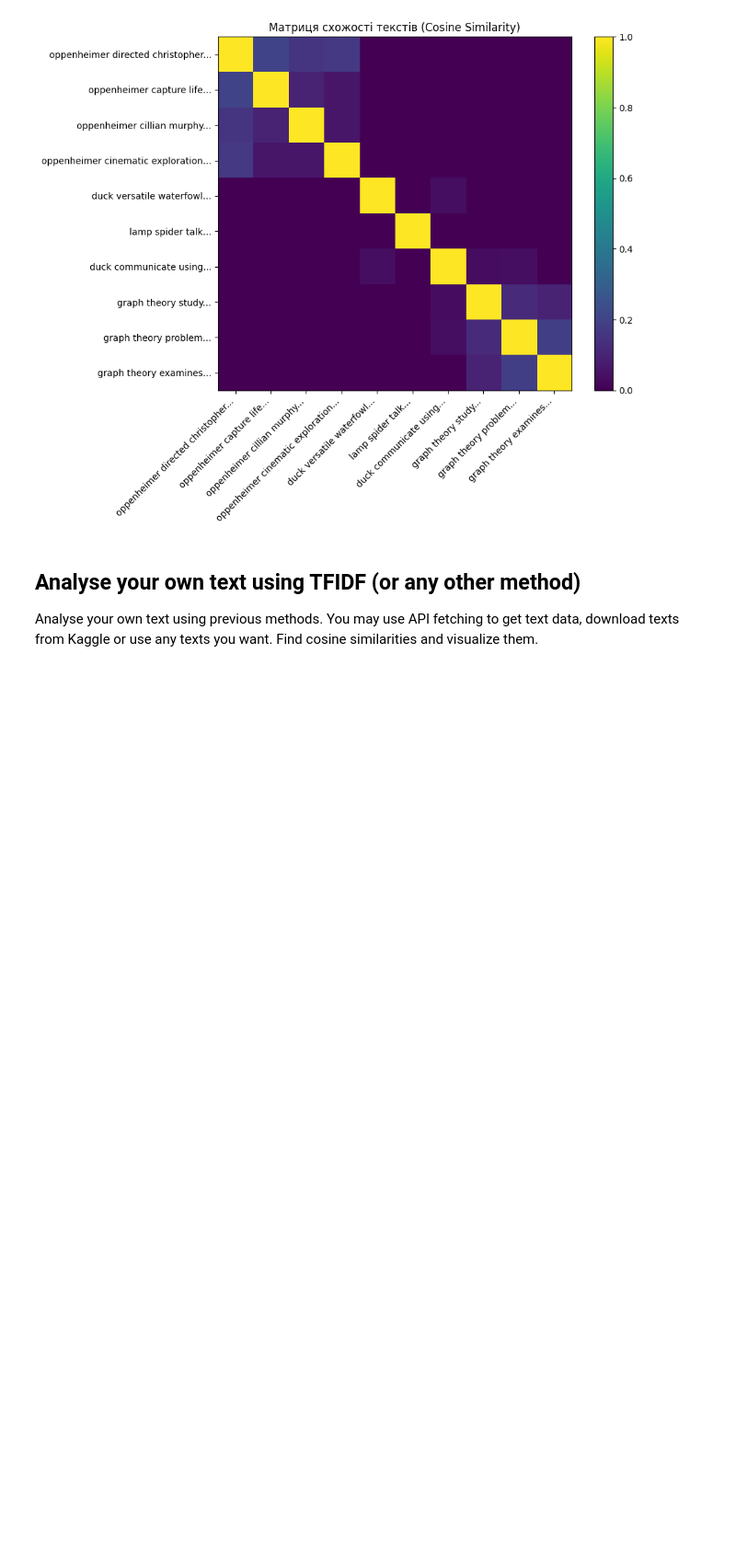
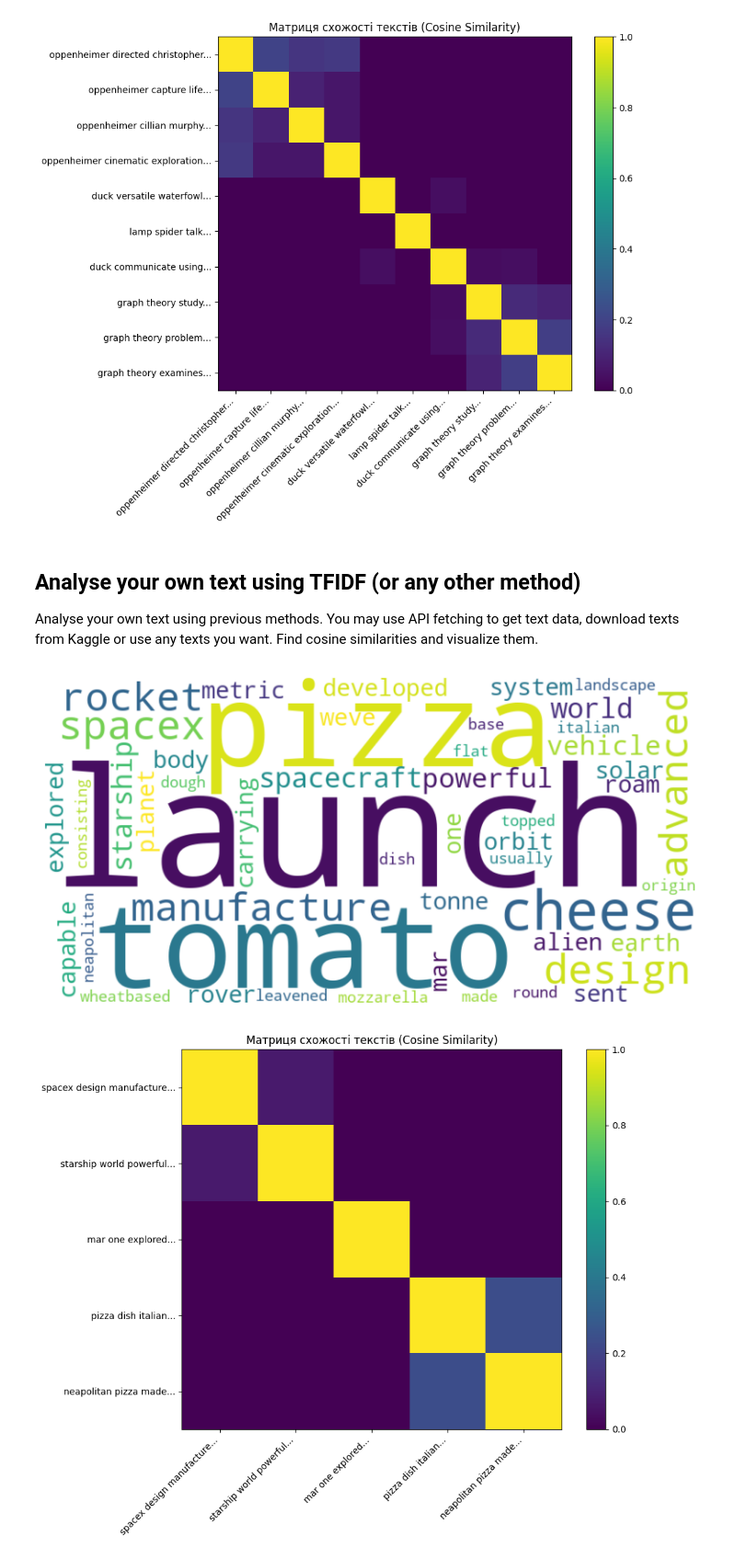
Before and after one commit to chnu-sci-tech/assignment-2-text-processing-and-nlp-mv-boop, a Jupyter notebook: tasks.ipynb, the cells around one changed output. Shown: that part at 92% size. Cells and saved outputs as stored; diff of their text form; code cells hidden in the pictures; blank space fills up the shorter version.

```diff
--- a/tasks.ipynb
+++ b/tasks.ipynb
@@ -264,21 +356,47 @@ visualize_data(cosine_matrix, texts_processed)
 ## Analyse your own text using TFIDF (or any other method)
 
 Analyse your own text using previous methods. You may use API fetching to get text data, download texts from Kaggle or use any texts you want. Find cosine similarities and visualize them.
-# %%
-def get_texts():
-    """
-    Get the texts you want to analyse. Either API fetching, Kaggle or any other source.
-
-    Args:
-        None: None.
-
-    Returns:
-        list: list of texts.
-    """
-    return None
-
-texts = get_texts()
-texts_processed = process_texts(texts)
-visualize_texts(texts_processed)
-cosine_matrix = calcuate_tfidf(texts_processed)
-visualize_data(cosine_matrix, texts_processed)
+# %%
+def get_texts():
+    """
+    Get the texts you want to analyse.
+    Генерує набір тестових даних для перевірки алгоритму.
+    Ми беремо дві різні теми, щоб побачити контраст на графіку.
+    """
+    # --- Тема 1: Технології та Космос (SpaceX/NASA) ---
+    text1 = "SpaceX designs, manufactures and launches advanced rockets and spacecraft."
+    text2 = "Starship will be the world's most powerful launch vehicle ever developed, capable of carrying up to 150 metric tonnes to Earth orbit."
+    text3 = "Mars is one of the most explored bodies in our solar system, and it's the only planet where we've sent rovers to roam the alien landscape."
+
+    # --- Тема 2: Кулінарія (Піца) ---
+    # Ці тексти не мають спільних слів з першою групою (крім стоп-слів, які ми видалимо).
+    text4 = "Pizza is a dish of Italian origin consisting of a usually round, flat base of leavened wheat-based dough topped with tomatoes and cheese."
+    text5 = "Neapolitan pizza is made with tomatoes and mozzarella cheese."
+
+    # Повертаємо список (list), бо саме з таким форматом працюють наші функції process_texts та інші.
+    return [text1, text2, text3, text4, text5]
+
+# --- ЗАПУСК ПАЙПЛАЙНУ (PIPELINE) ---
+# Ми викликаємо всі функції, які написали раніше, одну за одною.
+
+# 1. Отримання сирих даних
+texts = get_texts()
+
+# 2. Очистка даних
+# Тут "SpaceX" стане "spacex", зникнуть коми, слова приведуться до початкової форми.
+texts_processed = process_texts(texts)
+
+# 3. Візуалізація слів (WordCloud)
+# Ми маємо побачити великі слова "pizza", "space", "rocket", "cheese".
+visualize_texts(texts_processed)
+
+# 4. Математичний розрахунок (TF-IDF + Cosine Similarity)
+# Перетворюємо слова на цифри і рахуємо кути між векторами.
+cosine_matrix = calculate_tfidf(texts_processed)
+
+# 5. Фінальна візуалізація (Heatmap)
+# Будуємо графік, де видно кластери (групи) схожих текстів.
+visualize_data(cosine_matrix, texts_processed)
+# %% [output]
+[figure, added]
+[figure, added]
```
Also changed, not shown: parts of 8 cells of this notebook.
